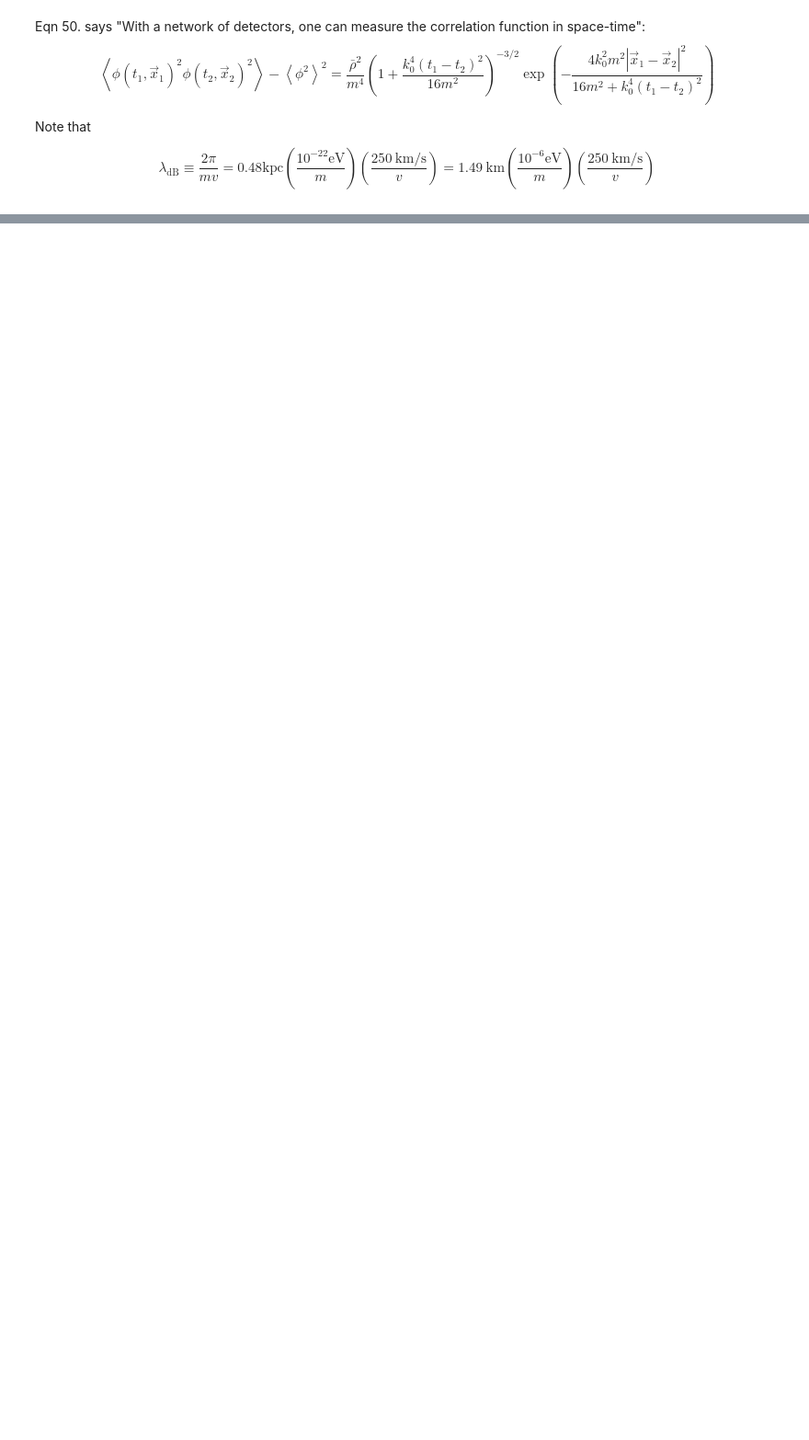
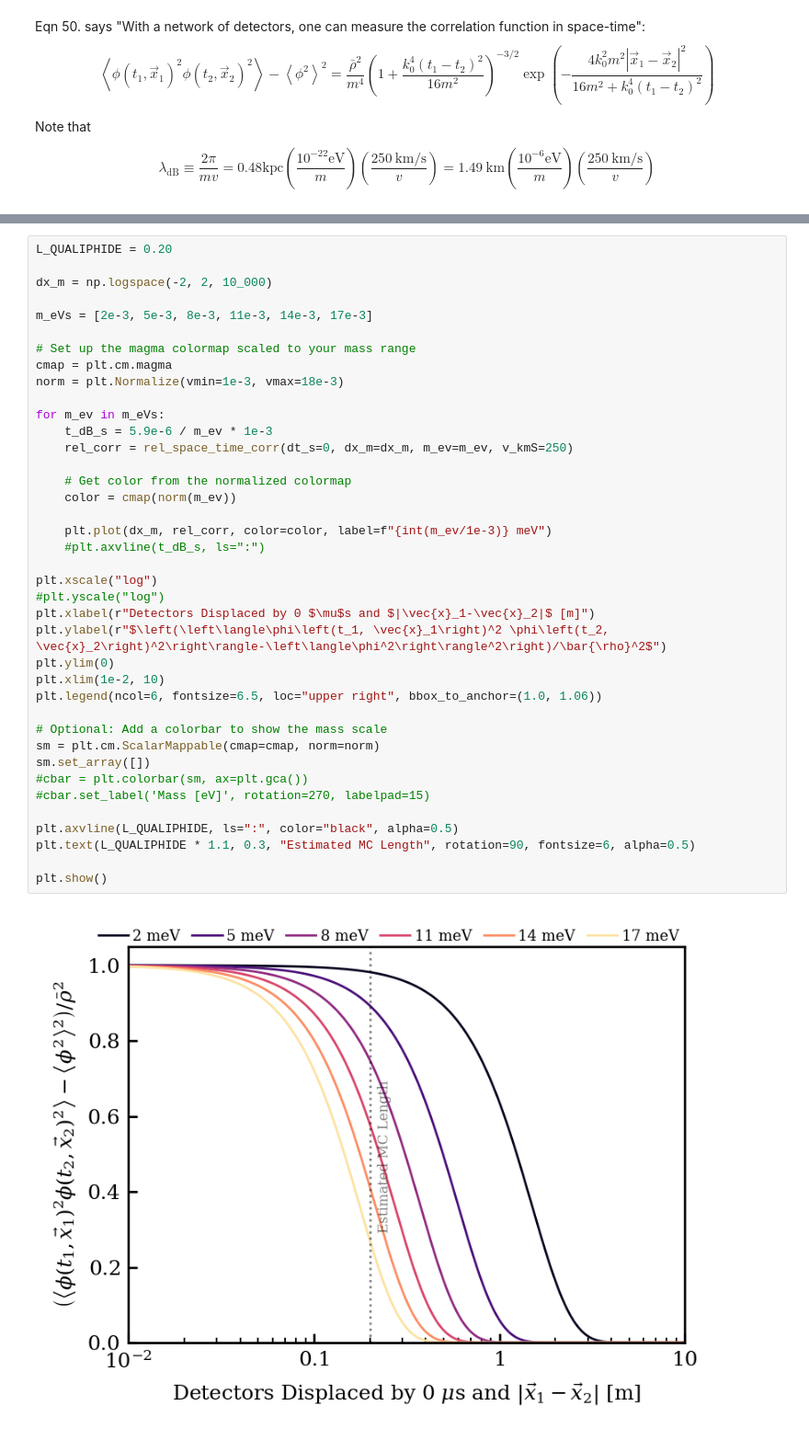
Before and after one commit to FaroutYLq/axioph, a Jupyter notebook: Network/space_time_correlation.ipynb, the cells around one changed output, grey strips where cells are left out. Shown at 92% size. Drawn from its saved outputs; the diff is of its cells as text; blank space fills up the shorter version.

```diff
--- a/Network/space_time_correlation.ipynb
+++ b/Network/space_time_correlation.ipynb
@@ -138,0 +216,41 @@ Text(0, 0.5, 'Space-time Correlation')
+# %%
+L_QUALIPHIDE = 0.20
+
+dx_m = np.logspace(-2, 2, 10_000)
+
+m_eVs = [2e-3, 5e-3, 8e-3, 11e-3, 14e-3, 17e-3]
+
+# Set up the magma colormap scaled to your mass range
+cmap = plt.cm.magma
+norm = plt.Normalize(vmin=1e-3, vmax=18e-3)
+
+for m_ev in m_eVs:
+    t_dB_s = 5.9e-6 / m_ev * 1e-3
+    rel_corr = rel_space_time_corr(dt_s=0, dx_m=dx_m, m_ev=m_ev, v_kmS=250)
+
+    # Get color from the normalized colormap
+    color = cmap(norm(m_ev))
+
+    plt.plot(dx_m, rel_corr, color=color, label=f"{int(m_ev/1e-3)} meV")
+    #plt.axvline(t_dB_s, ls=":")
+
+plt.xscale("log")
+#plt.yscale("log")
+plt.xlabel(r"Detectors Displaced by 0 $\mu$s and $|\vec{x}_1-\vec{x}_2|$ [m]")
+plt.ylabel(r"$\left(\left\langle\phi\left(t_1, \vec{x}_1\right)^2 \phi\left(t_2, \vec{x}_2\right)^2\right\rangle-\left\langle\phi^2\right\rangle^2\right)/\bar{\rho}^2$")
+plt.ylim(0)
+plt.xlim(1e-2, 10)
+plt.legend(ncol=6, fontsize=6.5, loc="upper right", bbox_to_anchor=(1.0, 1.06))
+
+# Optional: Add a colorbar to show the mass scale
+sm = plt.cm.ScalarMappable(cmap=cmap, norm=norm)
+sm.set_array([])
+#cbar = plt.colorbar(sm, ax=plt.gca())
+#cbar.set_label('Mass [eV]', rotation=270, labelpad=15)
+
+plt.axvline(L_QUALIPHIDE, ls=":", color="black", alpha=0.5)
+plt.text(L_QUALIPHIDE * 1.1, 0.3, "Estimated MC Length", rotation=90, fontsize=6, alpha=0.5)
+
+plt.show()
+# %% [output]
+[figure, added]
```
Also changed, not shown: parts of 11 cells of this notebook.
